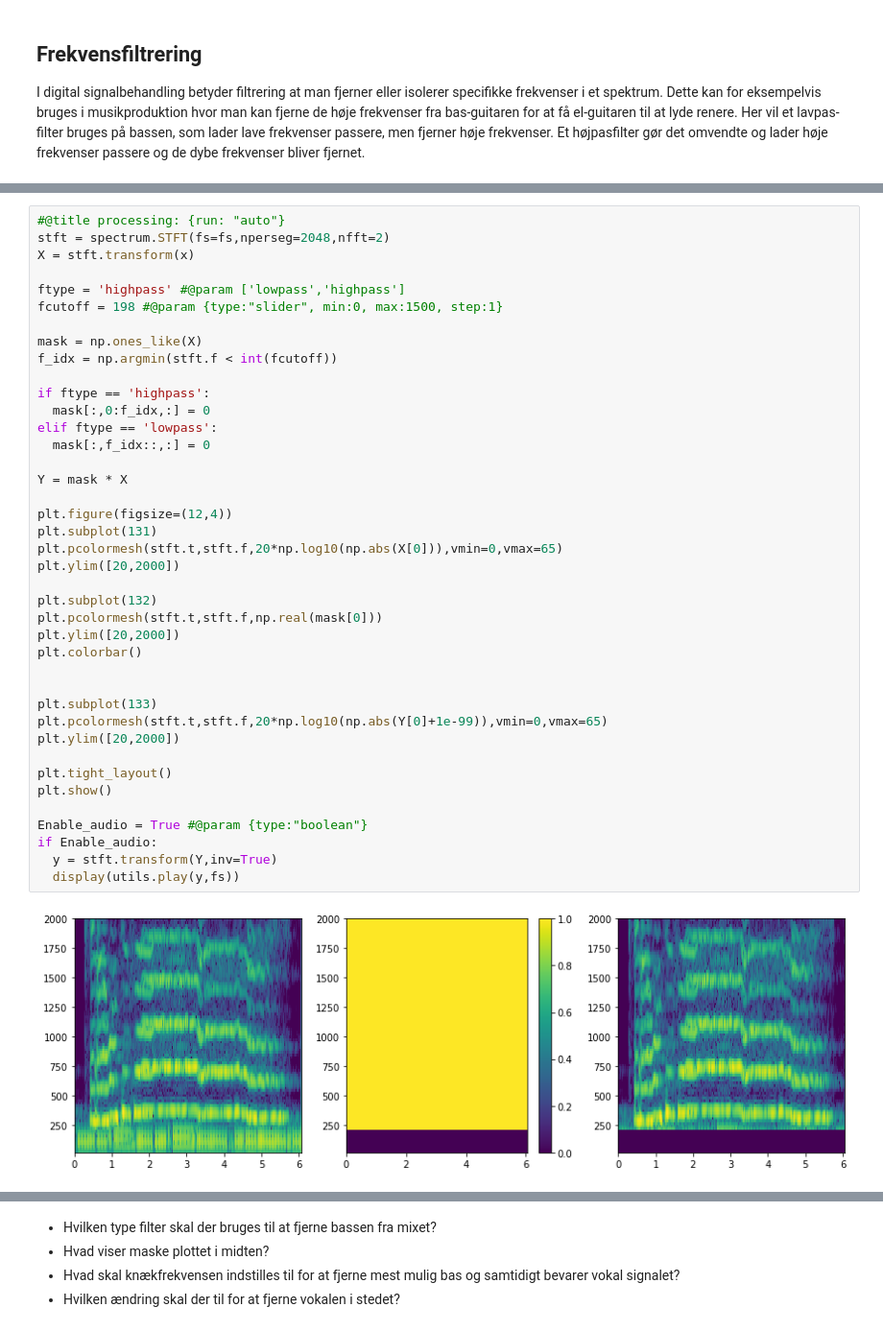
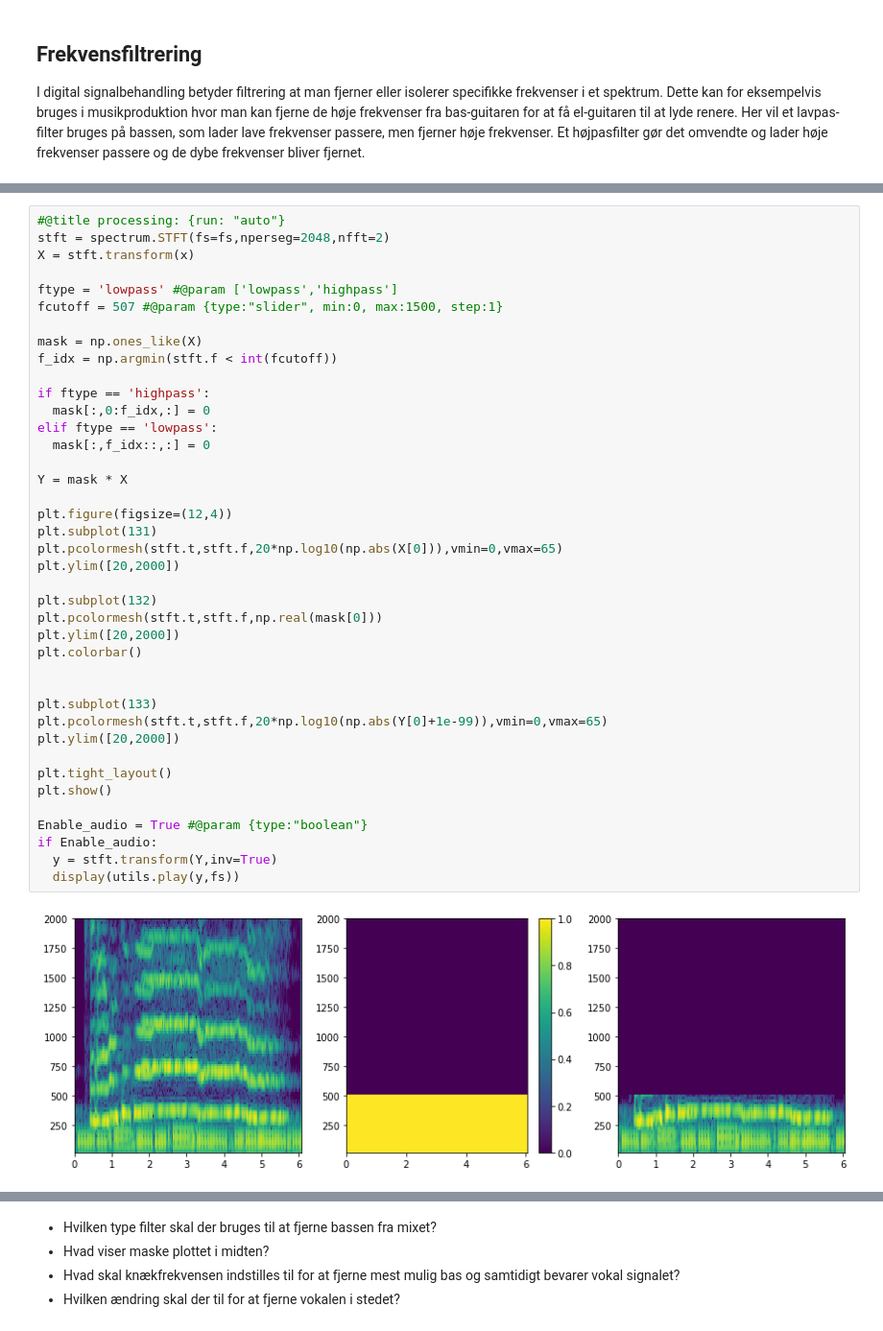
Before and after one commit to niels-overby/SRP-noisereduction, a Jupyter notebook: SRP_Filtering.ipynb, the cells around one changed output, grey strips where cells are left out. Shown at 96% size. Drawn from its saved outputs; the diff is of its cells as text.

```diff
--- a/SRP_Filtering.ipynb
+++ b/SRP_Filtering.ipynb
@@ -77,8 +74,8 @@ display(utils.play(x,fs))
 stft = spectrum.STFT(fs=fs,nperseg=2048,nfft=2)
 X = stft.transform(x)
 
-ftype = 'highpass' #@param ['lowpass','highpass']
-fcutoff = 198 #@param {type:"slider", min:0, max:1500, step:1}
+ftype = 'lowpass' #@param ['lowpass','highpass']
+fcutoff = 507 #@param {type:"slider", min:0, max:1500, step:1}
 
 mask = np.ones_like(X)
 f_idx = np.argmin(stft.f < int(fcutoff))
@@ -86,34 +83,34 @@ f_idx = np.argmin(stft.f < int(fcutoff))
 if ftype == 'highpass':
   mask[:,0:f_idx,:] = 0
 elif ftype == 'lowpass':
   mask[:,f_idx::,:] = 0
 
 Y = mask * X
 
 plt.figure(figsize=(12,4))
 plt.subplot(131)
 plt.pcolormesh(stft.t,stft.f,20*np.log10(np.abs(X[0])),vmin=0,vmax=65)
 plt.ylim([20,2000])
 
 plt.subplot(132)
 plt.pcolormesh(stft.t,stft.f,np.real(mask[0]))
 plt.ylim([20,2000])
 plt.colorbar()
 
 
 plt.subplot(133)
 plt.pcolormesh(stft.t,stft.f,20*np.log10(np.abs(Y[0]+1e-99)),vmin=0,vmax=65)
 plt.ylim([20,2000])
 
 plt.tight_layout()
 plt.show()
 
 Enable_audio = True #@param {type:"boolean"}
 if Enable_audio:
   y = stft.transform(Y,inv=True)
   display(utils.play(y,fs))
 # %% [output]
-[figure, old version]
+[figure, new version]
 [interactive output not drawn]
 # %% [markdown]
 * Hvilken type filter skal der bruges til at fjerne bassen fra mixet?
```
Also changed, not shown: parts of 3 cells of this notebook.
